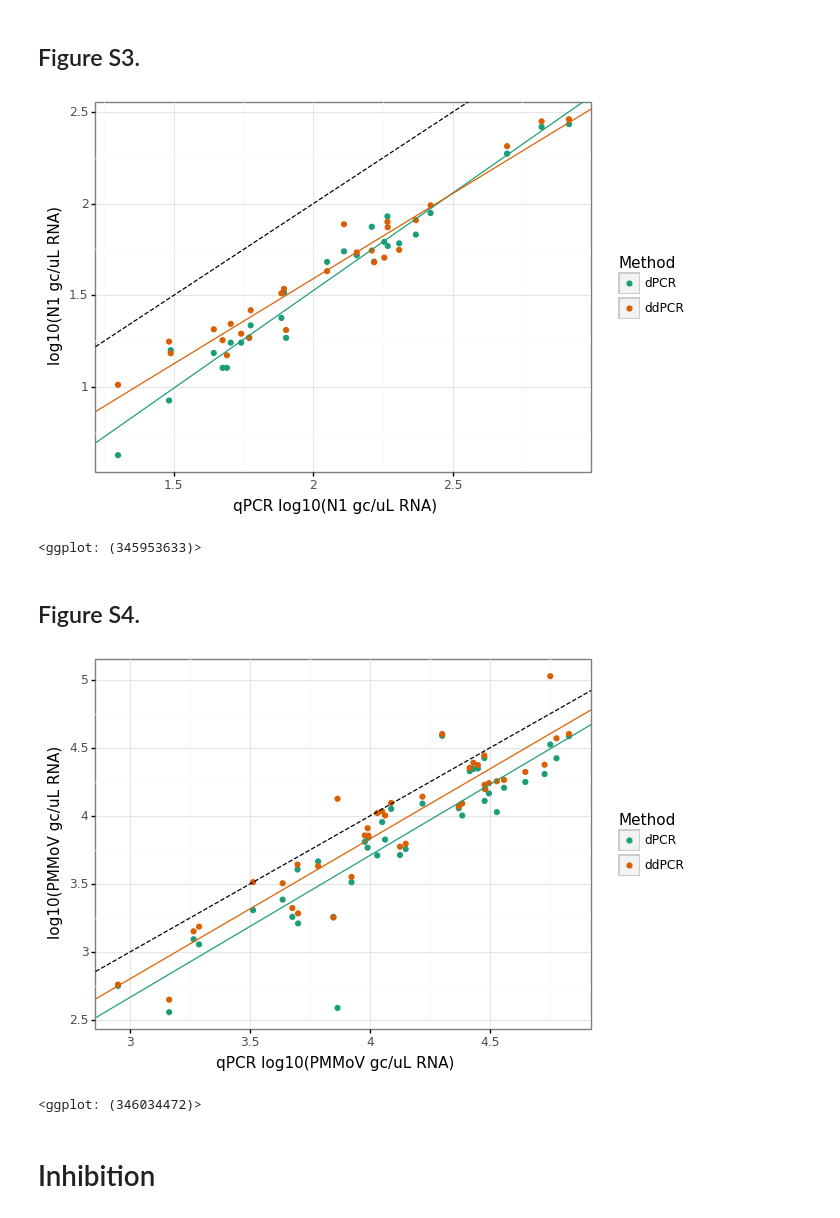
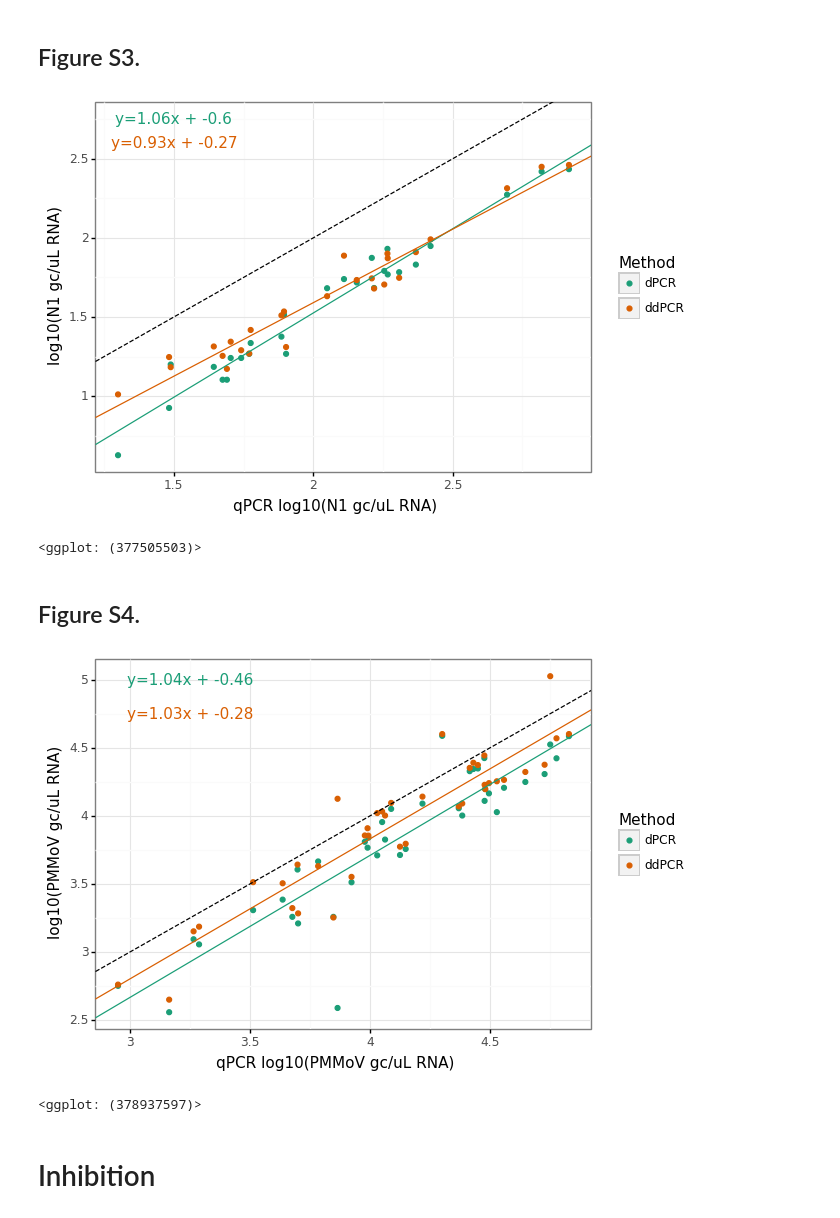
Before and after one commit to wastewaterlab/data_analysis, a Jupyter notebook: notebooks/pcr_comparison.ipynb, the cells around one changed output. Saved outputs shown, nothing was run; the diff lists cells and outputs as text; code cells hidden in the pictures.

```diff
--- a/notebooks/pcr_comparison.ipynb
+++ b/notebooks/pcr_comparison.ipynb
@@ -629,36 +629,38 @@ corr_table
 # y = dPCR and ddPCR
 
 slope1 = corr_table.loc[(corr_table.Target == 'N1') & (corr_table.independent=='qPCR') & (corr_table.dependent=='dPCR'), 'slope'].values[0]
 intercept1 = corr_table.loc[(corr_table.Target == 'N1') & (corr_table.independent=='qPCR') & (corr_table.dependent=='dPCR'), 'intercept'].values[0]
 
 slope2 = corr_table.loc[(corr_table.Target == 'N1') & (corr_table.independent=='qPCR') & (corr_table.dependent=='ddPCR'), 'slope'].values[0]
 intercept2 = corr_table.loc[(corr_table.Target == 'N1') & (corr_table.independent=='qPCR') & (corr_table.dependent=='ddPCR'), 'intercept'].values[0]
 
 # melt so that both qPCR and ddPCR can be on y axis, with dPCR on x axis
 # plot linear regression lines
 
 colors=['#1b9e77', '#d95f02'] # dPCR, ddPCR
 n1_corr_log10_melt = n1_corr_log10.melt(id_vars=['Sample','qPCR'], var_name='Method')
 n1_corr_log10_melt.Method = pd.Categorical(n1_corr_log10_melt.Method, ordered=True, categories=['dPCR', 'ddPCR'])
 
 plt = (ggplot(n1_corr_log10_melt, aes(x='qPCR', y='value', color='Method'))+
        geom_point()+
        geom_abline(intercept=0, slope=1, linetype='dashed')+
        xlab('qPCR log10(N1 gc/uL RNA)')+
        ylab('log10(N1 gc/uL RNA)')+
        scale_color_manual(values=colors)+
        #xlim(0.5,3)+
        #ylim(0.5,3)+
        geom_abline(slope=slope1, intercept=intercept1, color=colors[0]) +
        geom_abline(slope=slope2, intercept=intercept2, color=colors[1]) +
-       theme_bw()
+       theme_bw()+
+       annotate('text', x= 1.5, y = 2.75, label = f'y={np.round(slope1, 2)}x + {np.round(intercept1, 2)}', color=colors[0])+
+       annotate('text', x= 1.5, y = 2.6, label = f'y={np.round(slope2, 2)}x + {np.round(intercept2, 2)}', color=colors[1])
        )
 
 display(plt)
 ggsave(plt, '/Users/rosekantor/scientific_work/Nelson_lab/wbe_project/writeups/pcr_paper/figures/FigS3.png')
 # %% [output]
-[figure, old version]
+[figure, new version]
-<ggplot: (345953633)>
+<ggplot: (377505503)>
 # %% [markdown]
 ## Figure S4.
 # %%
@@ -687,14 +689,17 @@ plt = (ggplot(pmmov_corr_log10_melt, aes(x='qPCR', y='value', color='Method'))+
        #ylim(2.25,5)+
        geom_abline(slope=slope1, intercept=intercept1, color=colors[0]) +
        geom_abline(slope=slope2, intercept=intercept2, color=colors[1]) +
-       theme_bw()
+       theme_bw()+
+       annotate('text', x= 3.25, y = 5, label = f'y={np.round(slope1, 2)}x + {np.round(intercept1, 2)}', color=colors[0])+
+       annotate('text', x= 3.25, y = 4.75, label = f'y={np.round(slope2, 2)}x + {np.round(intercept2, 2)}', color=colors[1])
+
        )
 
 display(plt)
 ggsave(plt, '/Users/rosekantor/scientific_work/Nelson_lab/wbe_project/writeups/pcr_paper/figures/FigS4.png')
 # %% [output]
-[figure, old version]
+[figure, new version]
-<ggplot: (346034472)>
+<ggplot: (378937597)>
 # %% [markdown]
 # Inhibition
 # %%
```
Also changed, not shown: parts of 5 cells of this notebook.
